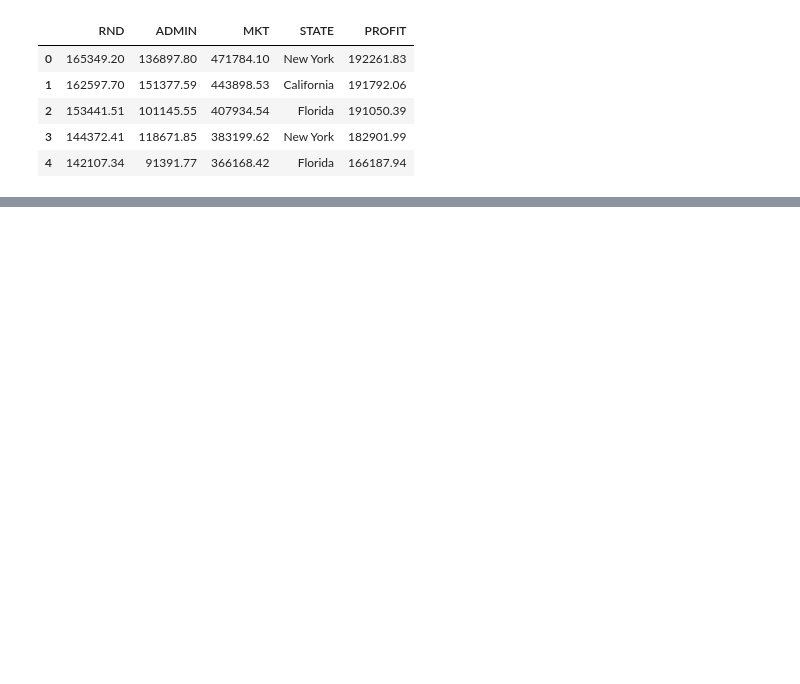
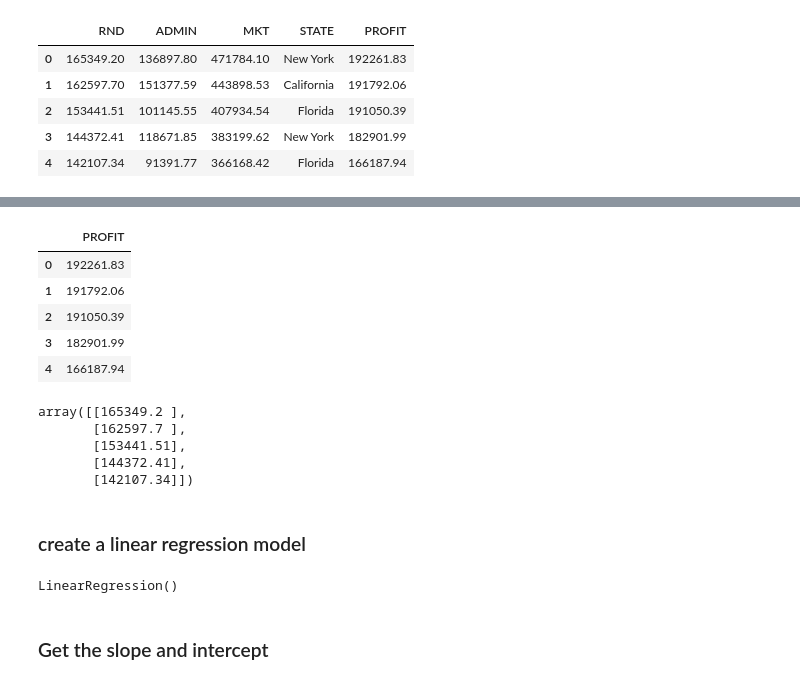
Before and after one commit to Omkar1718/Machine-learning, a Jupyter notebook: 1 Simple linear regression/SlR.ipynb, the cells around one changed output, grey strips where cells are left out. Cells and saved outputs as stored; diff of their text form; code cells hidden in the pictures; blank space fills up the shorter version.

Commit message:
Multiple Linear Regression

```diff
--- a/1 Simple linear regression/SlR.ipynb
+++ b/1 Simple linear regression/SlR.ipynb
@@ -15,0 +41,20 @@ import seaborn as sns
+# %%
+Y = df[["PROFIT"]]
+Y.head()
+# %% [output]
+|  | PROFIT |
+| 0 | 192261.83 |
+| 1 | 191792.06 |
+| 2 | 191050.39 |
+| 3 | 182901.99 |
+| 4 | 166187.94 |
+# %%
+X.values[0:5]
+# %% [output]
+array([[165349.2 ],
+       [162597.7 ],
+       [153441.51],
+       [144372.41],
+       [142107.34]])
+# %% [markdown]
+### create a linear regression model
@@ -15,0 +63,7 @@ import seaborn as sns
+# %%
+model = LinearRegression()
+model.fit(X,Y)
+# %% [output]
+LinearRegression()
+# %% [markdown]
+### Get the slope and intercept
```
Also changed, not shown: parts of 22 cells of this notebook, 13 other files.
